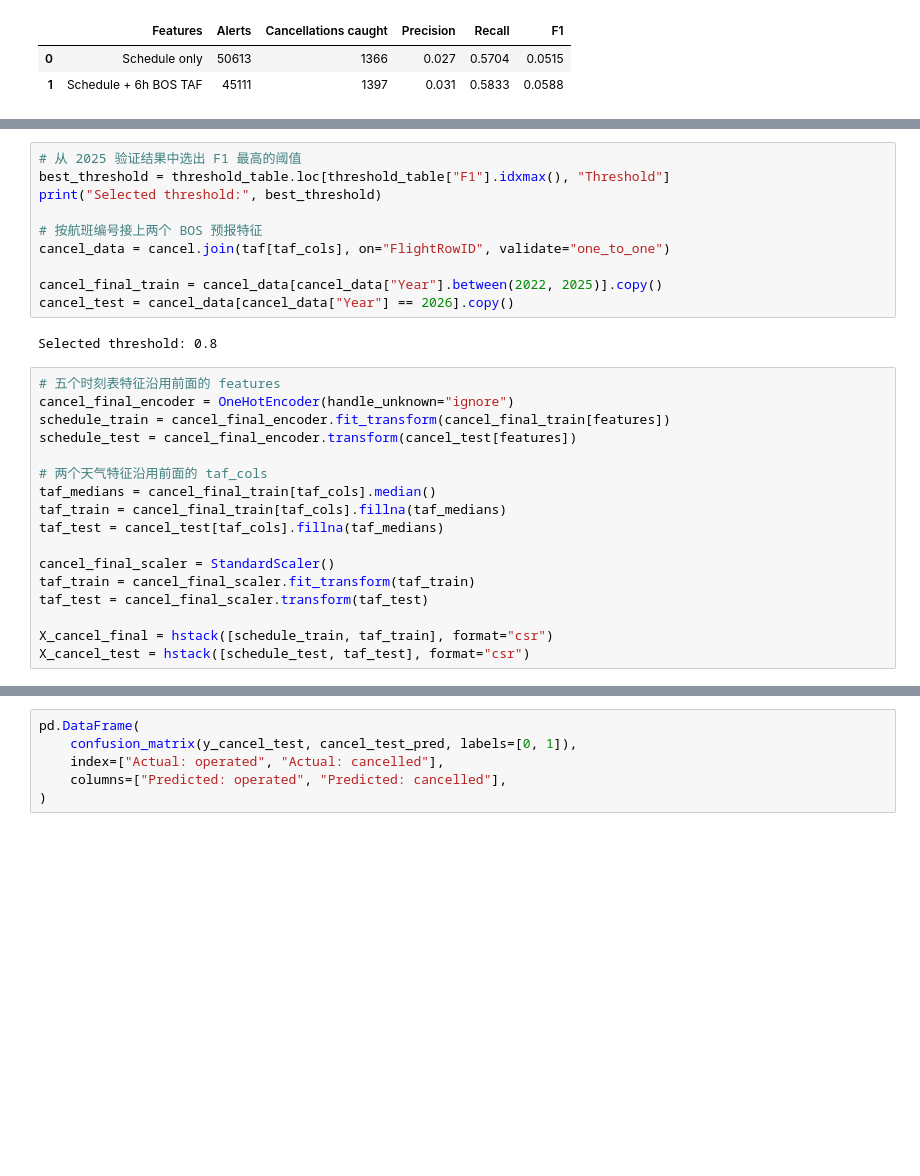
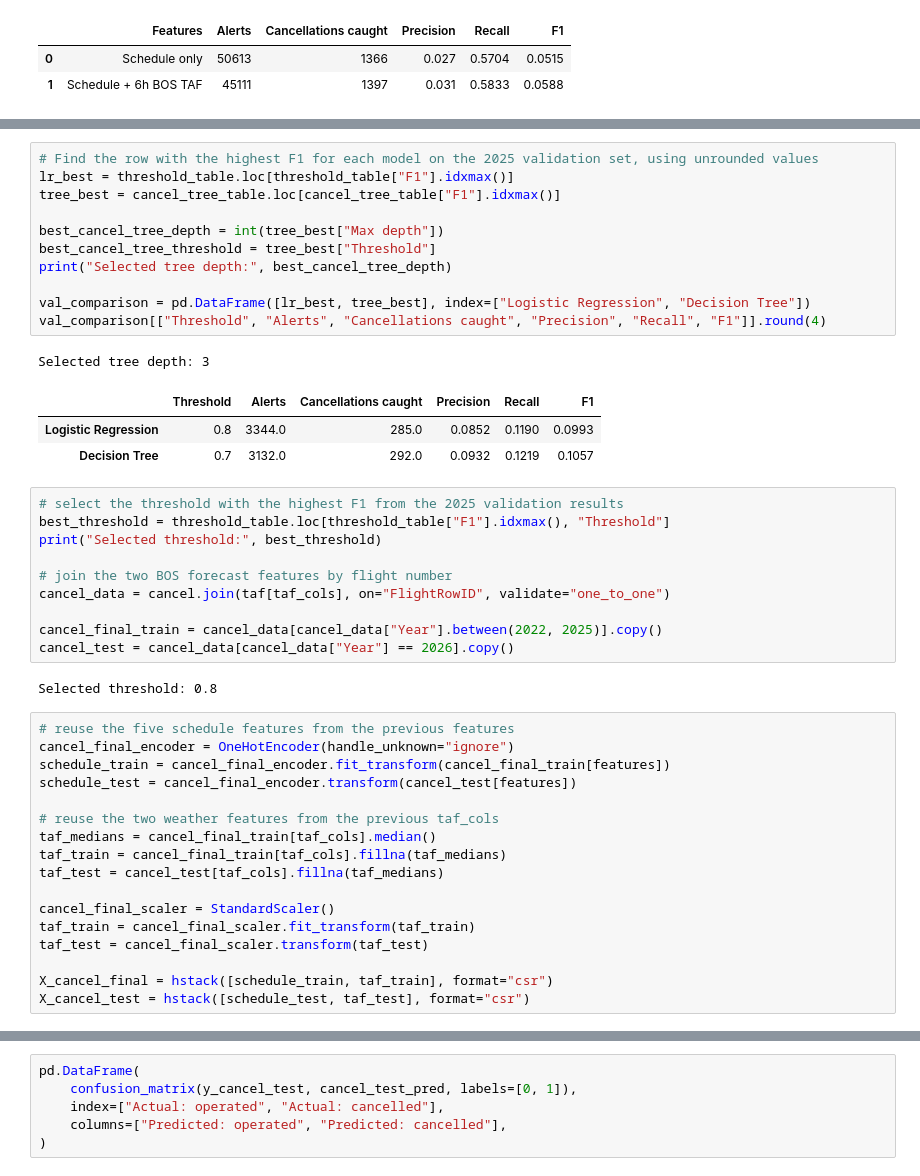
Before and after one commit to asher1371796-phy/CS506-Final-Project-Flight-Delay, a Jupyter notebook: Modeling.ipynb, the cells around one changed output, grey strips where cells are left out. Saved outputs shown, nothing was run; the diff lists cells and outputs as text; blank space fills up the shorter version.

```diff
--- a/Modeling.ipynb
+++ b/Modeling.ipynb
@@ -389,9 +503,25 @@ threshold_table.round(4)
+# %%
+# Find the row with the highest F1 for each model on the 2025 validation set, using unrounded values
+lr_best = threshold_table.loc[threshold_table["F1"].idxmax()]
+tree_best = cancel_tree_table.loc[cancel_tree_table["F1"].idxmax()]
+
+best_cancel_tree_depth = int(tree_best["Max depth"])
+best_cancel_tree_threshold = tree_best["Threshold"]
+print("Selected tree depth:", best_cancel_tree_depth)
+
+val_comparison = pd.DataFrame([lr_best, tree_best], index=["Logistic Regression", "Decision Tree"])
+val_comparison[["Threshold", "Alerts", "Cancellations caught", "Precision", "Recall", "F1"]].round(4)
+# %% [output]
+Selected tree depth: 3
+|  | Threshold | Alerts | Cancellations caught | Precision | Recall | F1 |
+| Logistic Regression | 0.8 | 3344.0 | 285.0 | 0.0852 | 0.1190 | 0.0993 |
+| Decision Tree | 0.7 | 3132.0 | 292.0 | 0.0932 | 0.1219 | 0.1057 |
 # %%
-# 从 2025 验证结果中选出 F1 最高的阈值
+# select the threshold with the highest F1 from the 2025 validation results
 best_threshold = threshold_table.loc[threshold_table["F1"].idxmax(), "Threshold"]
 print("Selected threshold:", best_threshold)
 
-# 按航班编号接上两个 BOS 预报特征
+# join the two BOS forecast features by flight number
 cancel_data = cancel.join(taf[taf_cols], on="FlightRowID", validate="one_to_one")
 
 cancel_final_train = cancel_data[cancel_data["Year"].between(2022, 2025)].copy()
@@ -399,12 +529,12 @@ cancel_test = cancel_data[cancel_data["Year"] == 2026].copy()
 # %% [output]
 Selected threshold: 0.8
 # %%
-# 五个时刻表特征沿用前面的 features
+# reuse the five schedule features from the previous features
 cancel_final_encoder = OneHotEncoder(handle_unknown="ignore")
 schedule_train = cancel_final_encoder.fit_transform(cancel_final_train[features])
 schedule_test = cancel_final_encoder.transform(cancel_test[features])
 
-# 两个天气特征沿用前面的 taf_cols
+# reuse the two weather features from the previous taf_cols
 taf_medians = cancel_final_train[taf_cols].median()
 taf_train = cancel_final_train[taf_cols].fillna(taf_medians)
 taf_test = cancel_test[taf_cols].fillna(taf_medians)
```
Also changed, not shown: parts of 33 cells of this notebook, 1 other file.
